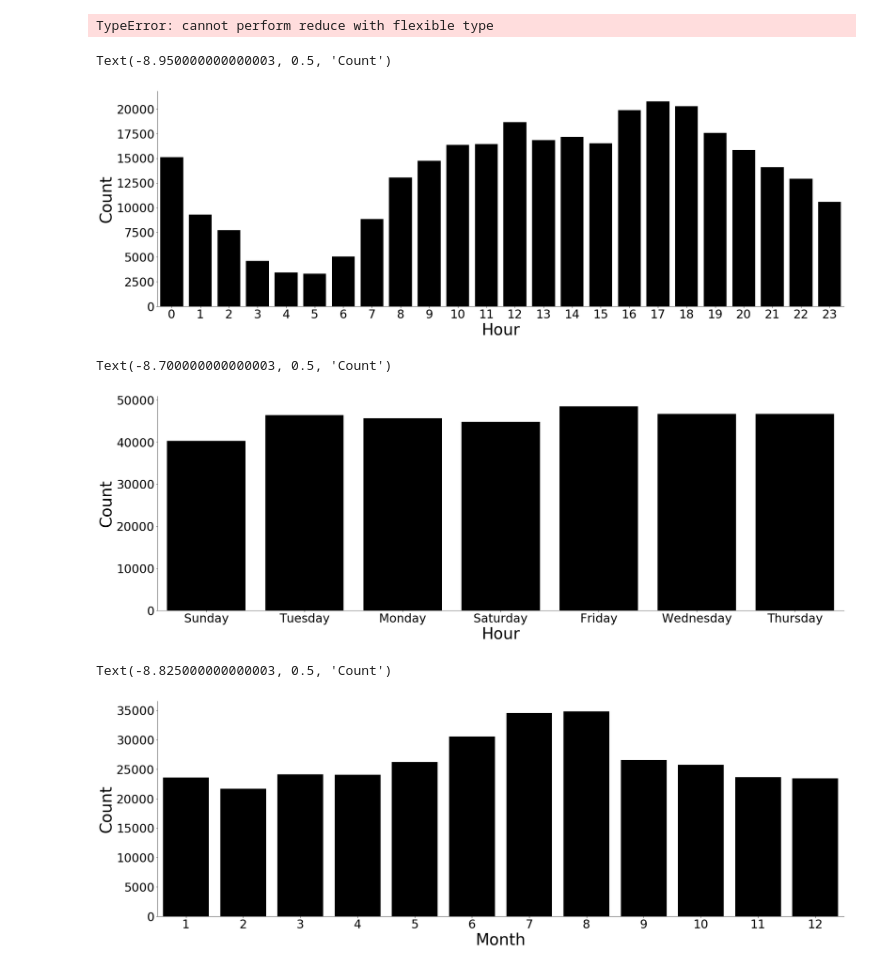
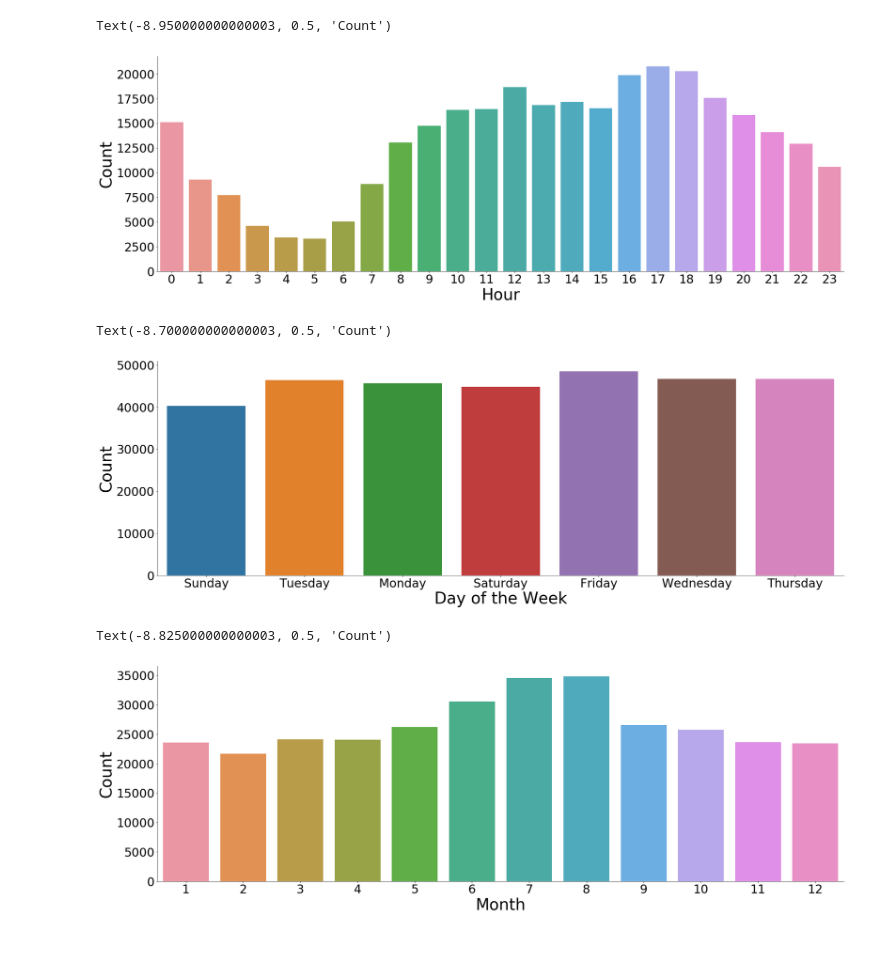
Before and after one commit to Jiranator/Boston_Crimes, a Jupyter notebook: final.ipynb, the cells around one changed output. Saved outputs shown, nothing was run; the diff lists cells and outputs as text; code cells hidden in the pictures.

```diff
--- a/final.ipynb
+++ b/final.ipynb
@@ -16,23 +18,15 @@ data.head()
 | 2 | I182070941 | 3410 | Towed | TOWED MOTOR VEHICLE | D4 | 151 | ... |
 | 3 | I182070940 | 3114 | Investigate Property | INVESTIGATE PROPERTY | D4 | 272 | ... |
 | 4 | I182070938 | 3114 | Investigate Property | INVESTIGATE PROPERTY | B3 | 421 | ... |
-# %%
-# #means
-# dataOD = np.mean('OFFENSE_DESCRIPTION')
-# dataShooting = np.mean('SHOOTING')
-dataHour = np.mean('HOUR')
-dataDOW = np.mean('DAY_OF_WEEK')
-dataMonth = np.mean('MONTH')
-print(dataHour)
-# %% [output]
-TypeError: cannot perform reduce with flexible type
+# %%
+#Data Grooming for NaN Values in Shooting
+data.SHOOTING.fillna('N', inplace=True)
 # %%
 #Time of the data when the most amount of crimes happen
 sns.catplot(x='HOUR',
            kind='count',
             height=8.27,
             aspect=3,
-            color='black',
            data=data)
 plt.xticks(size=30)
 plt.yticks(size=30)
@@ -40,29 +34,27 @@ plt.xlabel('Hour', fontsize=40)
 plt.ylabel('Count', fontsize=40)
 # %% [output]
 Text(-8.950000000000003, 0.5, 'Count')
-[figure, old version]
+[figure, new version]
 # %%
 #Day of the week when the most happen
 sns.catplot(x='DAY_OF_WEEK',
            kind='count',
             height=8.27,
             aspect=3,
-            color='black',
            data=data)
 plt.xticks(size=30)
 plt.yticks(size=30)
 plt.xlabel('Day of the Week', fontsize=40)
 plt.ylabel('Count', fontsize=40)
 # %% [output]
 Text(-8.700000000000003, 0.5, 'Count')
-[figure, old version]
+[figure, new version]
 # %%
 #Day of the week when the most happen
 sns.catplot(x='MONTH',
            kind='count',
             height=8.27,
             aspect=3,
-            color='black',
            data=data)
 plt.xticks(size=30)
 plt.yticks(size=30)
@@ -70,4 +62,4 @@ plt.xlabel('Month', fontsize=40)
 plt.ylabel('Count', fontsize=40)
 # %% [output]
 Text(-8.825000000000003, 0.5, 'Count')
-[figure, old version]
+[figure, new version]
```
Also changed, not shown: parts of 10 cells of this notebook.
